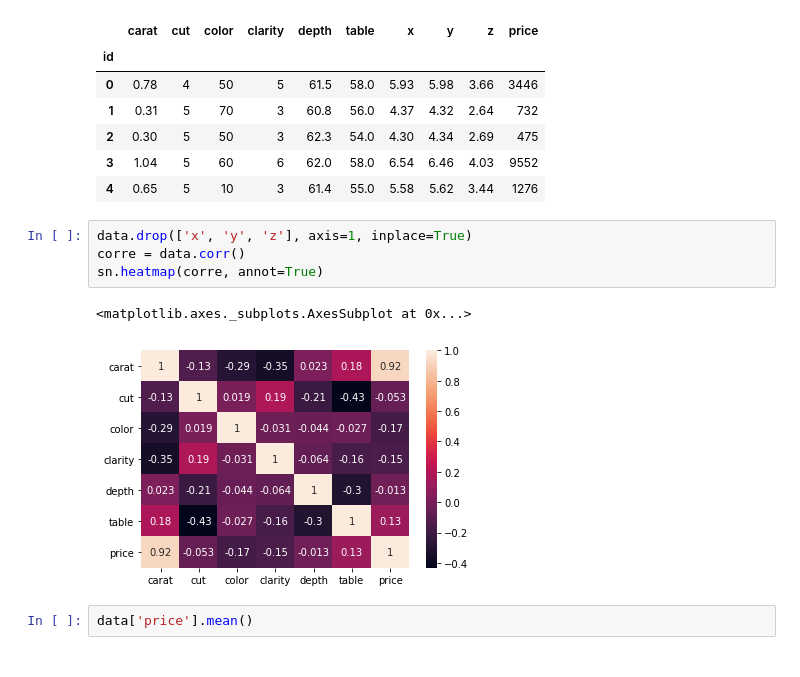
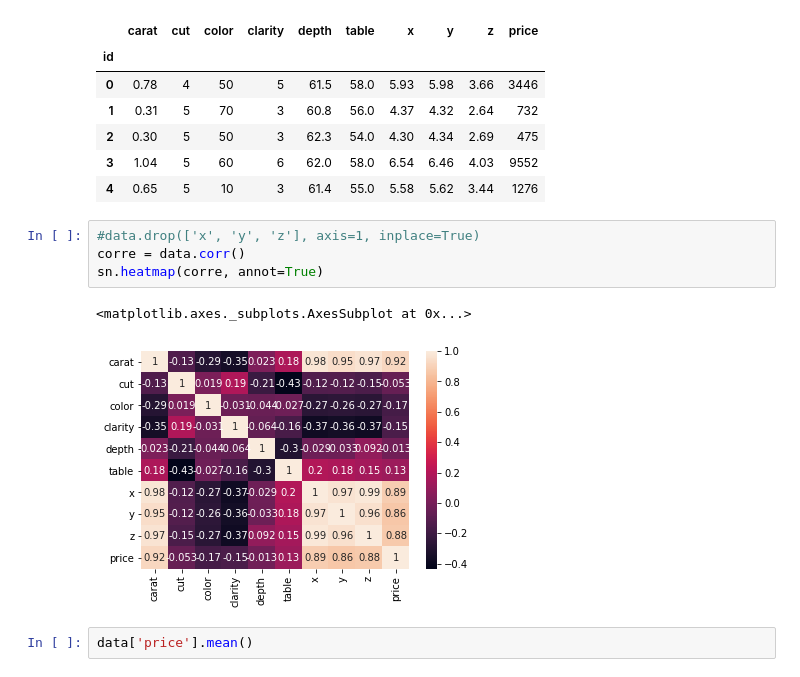
Before and after one commit to breogann/machine-learning-algorithm-choice, a Jupyter notebook: ML algorithm decision.ipynb, the cells around one changed output. Drawn from its saved outputs; the diff is of its cells as text.

```diff
--- a/ML algorithm decision.ipynb
+++ b/ML algorithm decision.ipynb
@@ -161,12 +161,12 @@ data.head()
 | 3 | 1.04 | 5 | 60 | 6 | 62.0 | 58.0 | 6.54 | 6.46 | 4.03 | 9552 |
 | 4 | 0.65 | 5 | 10 | 3 | 61.4 | 55.0 | 5.58 | 5.62 | 3.44 | 1276 |
 # %%
-data.drop(['x', 'y', 'z'], axis=1, inplace=True)
+#data.drop(['x', 'y', 'z'], axis=1, inplace=True)
 corre = data.corr()
 sn.heatmap(corre, annot=True)
 # %% [output]
 <matplotlib.axes._subplots.AxesSubplot at 0x...>
-[figure, old version]
+[figure, new version]
 # %%
 data['price'].mean()
 # %% [output]
```
Also changed, not shown: parts of 9 cells of this notebook.
